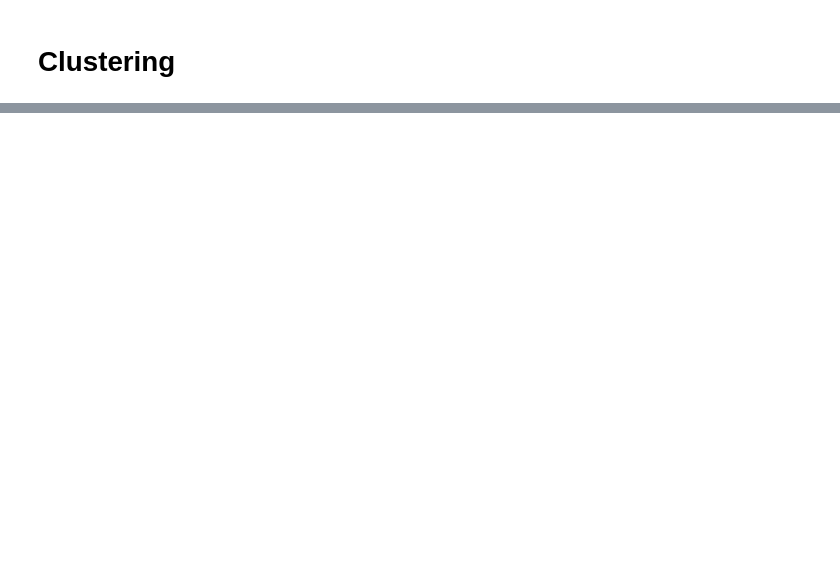
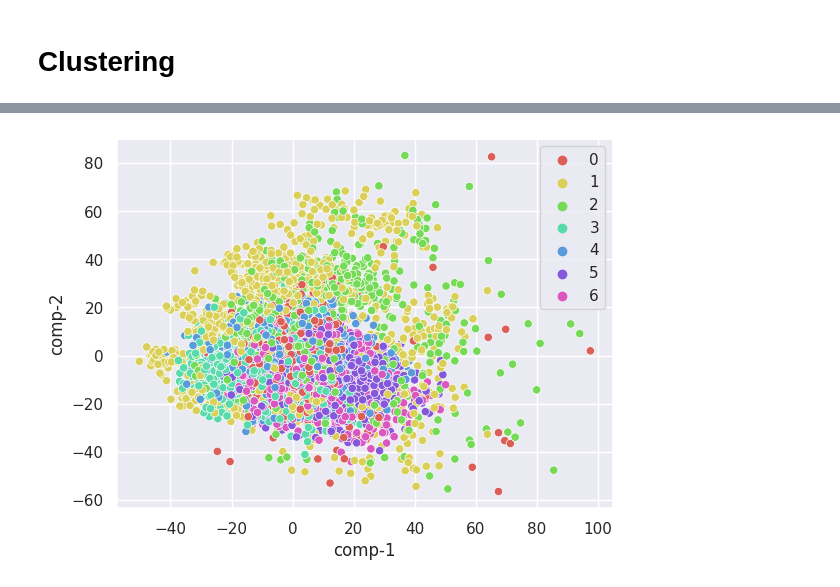
Before and after one commit to josebeo2016/add2023, a Jupyter notebook: track3.ipynb, the cells around one changed output, grey strips where cells are left out. Cells and saved outputs as stored; diff of their text form; code cells hidden in the pictures; blank space fills up the shorter version.

```diff
--- a/track3.ipynb
+++ b/track3.ipynb
@@ -76,10 +76,10 @@ SoundFile('/dataa/Dataset/ADD2023/Track3/train/wav/ADD2023_T3_T_00000009.wav', m
 # %%
 df = pd.DataFrame()
 # feat.columns = ["utt", "feats"]
-mypath = "/dataa/Dataset/ADD2023/Track3/train/wav/"
+mypath = "/dataa/Dataset/ADD2023/Track3/dev/wav/"
 # for f in tqdm(onlyfiles):
 data = []
-with open("docs/T3/train_protocol.txt", "r") as f:
+with open("docs/T3/dev_protocol.txt", "r") as f:
     data = f.readlines()
 for f in tqdm(data):
     # print(f)
@@ -233,0 +244,15 @@ ValueError: setting an array element with a sequence.
+# %%
+dff = pd.DataFrame()
+uniq = np.unique(full['class']).shape[0]
+uniq
+dff["y"] = full['class']
+dff["comp-1"] = z[:,0]
+dff["comp-2"] = z[:,1]
+
+sns.scatterplot(x="comp-1", y="comp-2", hue=dff.y.tolist(),
+                palette=sns.color_palette("hls", uniq),
+
+                data=dff).set(title="")
+plt.savefig('docs/T3/pca_add_dev_lfcc_short_{}.png'.format("truth_label"),dpi=600)
+# %% [output]
+[figure, added]
```
Also changed, not shown: parts of 12 cells of this notebook, 7 other files.
